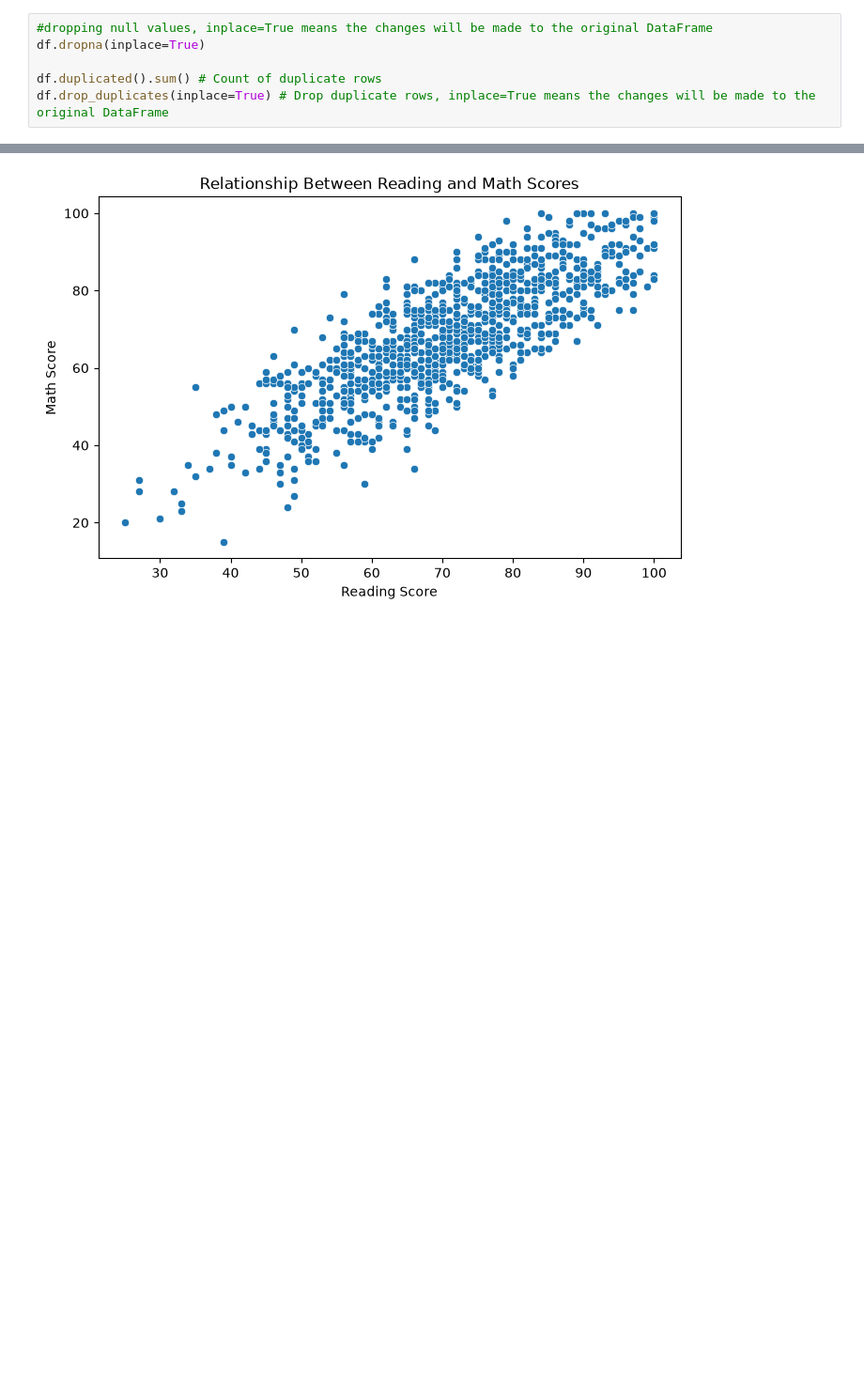
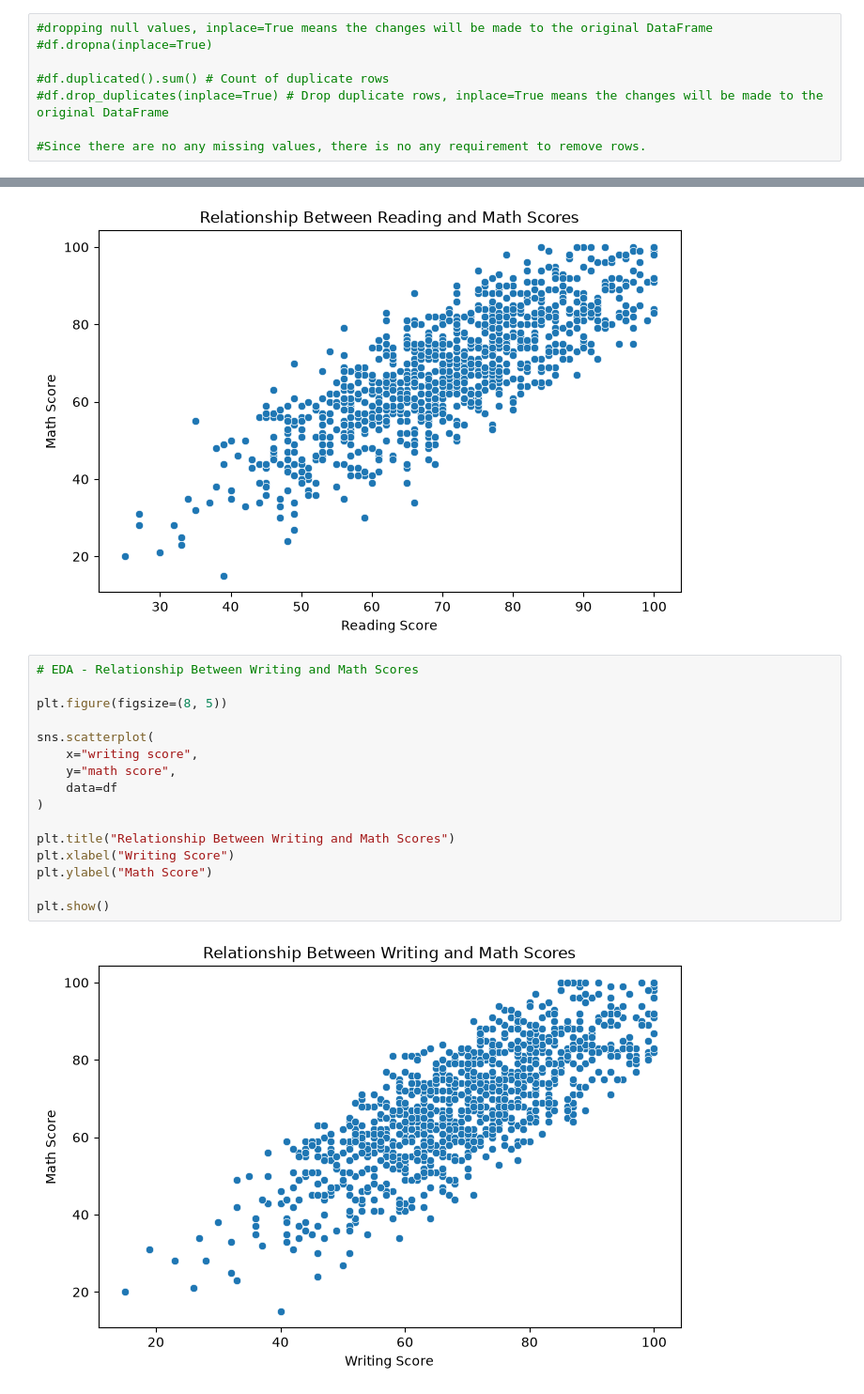
Before and after one commit to SakithmaVorandi/UOG0423057_DataScience_MiniProject, a Jupyter notebook: notebooks/main.ipynb, the cells around one changed output, grey strips where cells are left out. Shown at 94% size. Cells and saved outputs as stored; diff of their text form; blank space fills up the shorter version.

```diff
--- a/notebooks/main.ipynb
+++ b/notebooks/main.ipynb
@@ -117,10 +117,12 @@ writing score                  0
 dtype: int64
 # %%
 #dropping null values, inplace=True means the changes will be made to the original DataFrame
-df.dropna(inplace=True)
+#df.dropna(inplace=True)
 
-df.duplicated().sum() # Count of duplicate rows
-df.drop_duplicates(inplace=True) # Drop duplicate rows, inplace=True means the changes will be made to the original DataFrame
+#df.duplicated().sum() # Count of duplicate rows
+#df.drop_duplicates(inplace=True) # Drop duplicate rows, inplace=True means the changes will be made to the original DataFrame
+
+#Since there are no any missing values, there is no any requirement to remove rows.
 # %%
 # EDA Analysis
 # %%
@@ -420,3 +422,21 @@ plt.ylabel("Math Score")
 plt.show()
 # %% [output]
 [figure]
+# %%
+# EDA - Relationship Between Writing and Math Scores
+
+plt.figure(figsize=(8, 5))
+
+sns.scatterplot(
+    x="writing score",
+    y="math score",
+    data=df
+)
+
+plt.title("Relationship Between Writing and Math Scores")
+plt.xlabel("Writing Score")
+plt.ylabel("Math Score")
+
+plt.show()
+# %% [output]
+[figure, added]
```
Also changed, not shown: parts of 21 cells of this notebook.
